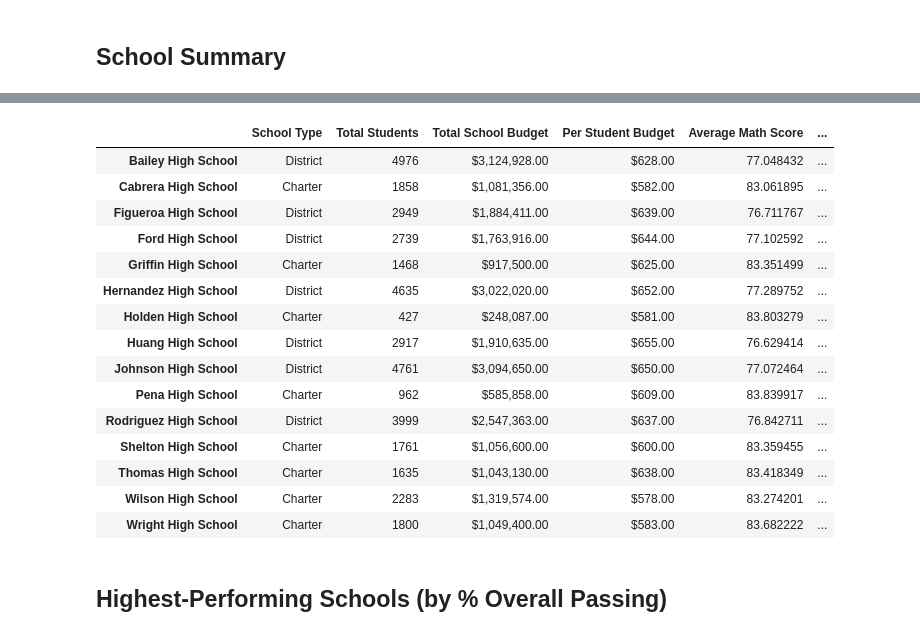
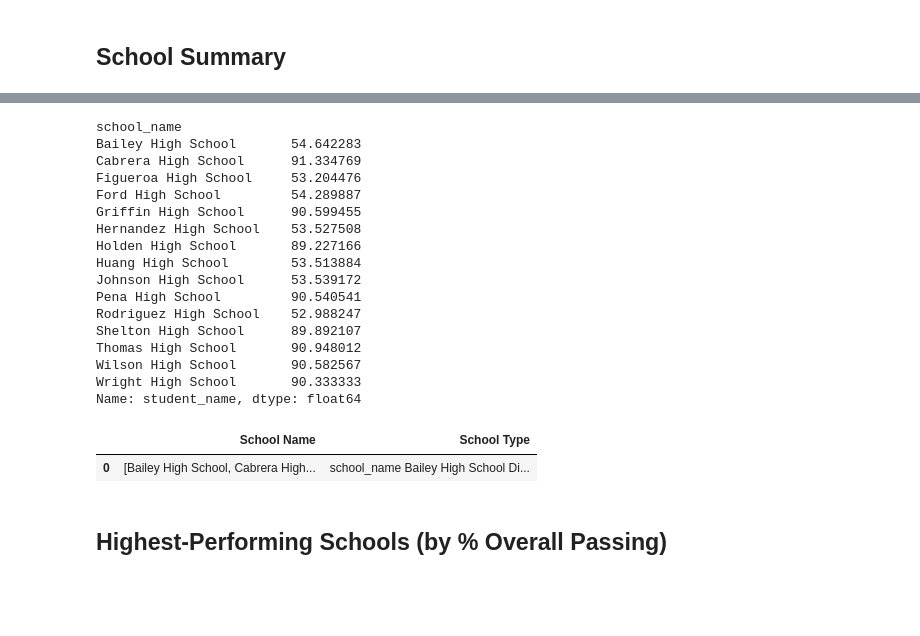
Before and after one commit to DavidsonRCan2/pandas-challenge, a Jupyter notebook: PyCitySchools/main.ipynb, the cells around one changed output, grey strips where cells are left out. Cells and saved outputs as stored; diff of their text form; code cells hidden in the pictures; blank space fills up the shorter version.

```diff
--- a/PyCitySchools/main.ipynb
+++ b/PyCitySchools/main.ipynb
@@ -117,4 +122,7 @@ district_summary
 ## School Summary
 # %%
 # Use the code provided to select the school type
-school_types = school_data.set_index(["school_name"])["type"]
+school_names = school_data.set_index(["school_name"])["type"]
+school_names = pd.DataFrame(school_names)
+# school_names = school_names.rename(columns={"school_name":"School Name", "":"School Type"})
+school_names
@@ -148,30 +366,51 @@ overall_passing_rate = passing_math_and_reading.groupby(["school_name"]).count()
+# %%
+overall_passing_rate = passing_math_and_reading.groupby(["school_name"]).count()["student_name"] / per_school_counts * 100
+overall_passing_rate
+# %% [output]
+school_name
+Bailey High School       54.642283
+Cabrera High School      91.334769
+Figueroa High School     53.204476
+Ford High School         54.289887
+Griffin High School      90.599455
+Hernandez High School    53.527508
+Holden High School       89.227166
+Huang High School        53.513884
+Johnson High School      53.539172
+Pena High School         90.540541
+Rodriguez High School    52.988247
+Shelton High School      89.892107
+Thomas High School       90.948012
+Wilson High School       90.582567
+Wright High School       90.333333
+Name: student_name, dtype: float64
 # %%
 # Create a DataFrame called `per_school_summary` with columns for the calculations above.
+per_school_summary = {'School Name':[school_names],\
+                    'School Type':[school_types]}
+                    # 'School Student Count':[],\
+                    # 'School Budget':[],\
+                    # 'School Per Capita Spending':[],\
+                    # 'School Average Math Score':[],\
+                    # 'School Average Reading Score':[],\
+                    # '# of Students Passing Math':[],\
+                    # '% Students Passing Math':[],\
+                    # '# of Students Passing Reading':[],\
+                    # '% Students Passing Reading':[],\
+                    # '# of Students Passing Overall':[],\
+                    # '% Students Passing Overall':[]}
 
+per_school_summary = pd.DataFrame(per_school_summary)
 
 # Formatting
-per_school_summary["Total School Budget"] = per_school_summary["Total School Budget"].map("${:,.2f}".format)
-per_school_summary["Per Student Budget"] = per_school_summary["Per Student Budget"].map("${:,.2f}".format)
+# per_school_summary["Total School Budget"] = per_school_summary["Total School Budget"].map("${:,.2f}".format)
+# per_school_summary["Per Student Budget"] = per_school_summary["Per Student Budget"].map("${:,.2f}".format)
 
-# Display the DataFrame
+# # Display the DataFrame
 per_school_summary
 # %% [output]
-|  | School Type | Total Students | Total School Budget | Per Student Budget | Average Math Score | ... |
-| Bailey High School | District | 4976 | $3,124,928.00 | $628.00 | 77.048432 | ... |
-| Cabrera High School | Charter | 1858 | $1,081,356.00 | $582.00 | 83.061895 | ... |
-| Figueroa High School | District | 2949 | $1,884,411.00 | $639.00 | 76.711767 | ... |
-| Ford High School | District | 2739 | $1,763,916.00 | $644.00 | 77.102592 | ... |
-| Griffin High School | Charter | 1468 | $917,500.00 | $625.00 | 83.351499 | ... |
-| Hernandez High School | District | 4635 | $3,022,020.00 | $652.00 | 77.289752 | ... |
-| Holden High School | Charter | 427 | $248,087.00 | $581.00 | 83.803279 | ... |
-| Huang High School | District | 2917 | $1,910,635.00 | $655.00 | 76.629414 | ... |
-| Johnson High School | District | 4761 | $3,094,650.00 | $650.00 | 77.072464 | ... |
-| Pena High School | Charter | 962 | $585,858.00 | $609.00 | 83.839917 | ... |
-| Rodriguez High School | District | 3999 | $2,547,363.00 | $637.00 | 76.842711 | ... |
-| Shelton High School | Charter | 1761 | $1,056,600.00 | $600.00 | 83.359455 | ... |
-| Thomas High School | Charter | 1635 | $1,043,130.00 | $638.00 | 83.418349 | ... |
-| Wilson High School | Charter | 2283 | $1,319,574.00 | $578.00 | 83.274201 | ... |
-| Wright High School | Charter | 1800 | $1,049,400.00 | $583.00 | 83.682222 | ... |
+|  | School Name | School Type |
+| 0 | [Bailey High School, Cabrera High... | school_name Bailey High School Di... |
 # %% [markdown]
 ## Highest-Performing Schools (by % Overall Passing)
 # %%
```
Also changed, not shown: parts of 17 cells of this notebook.
